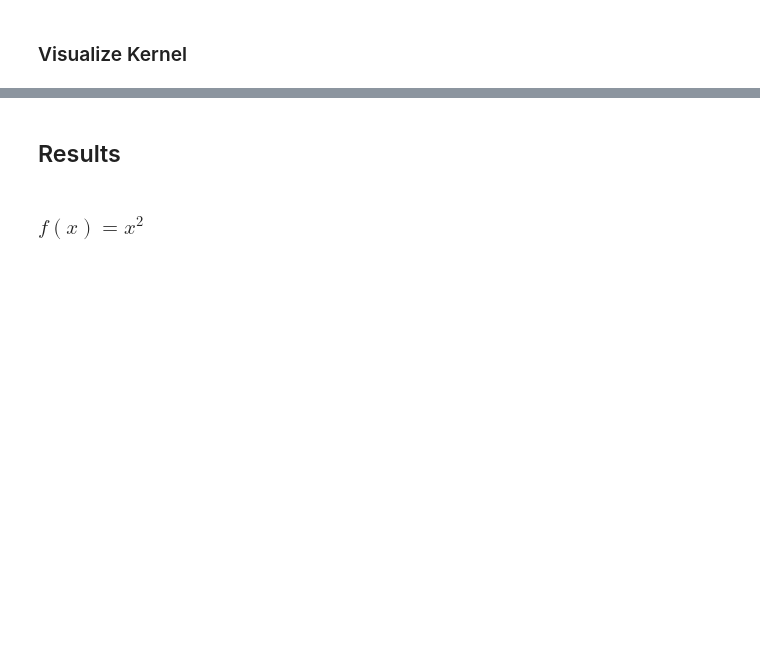
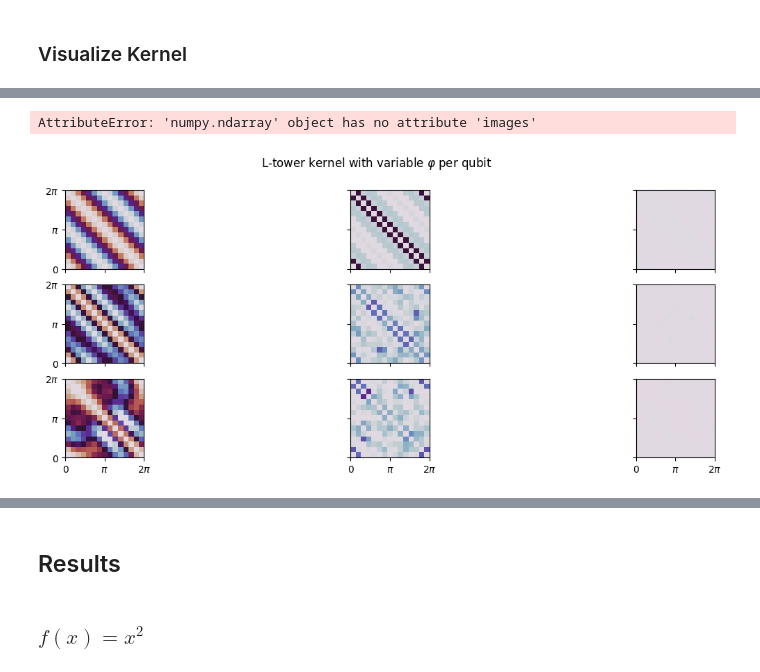
Before and after one commit to LeonardEyer/QKM, a Jupyter notebook: QKM.ipynb, the cells around one changed output, grey strips where cells are left out. Saved outputs shown, nothing was run; the diff lists cells and outputs as text; code cells hidden in the pictures; blank space fills up the shorter version.

```diff
--- a/QKM.ipynb
+++ b/QKM.ipynb
@@ -282,0 +62,19 @@ plt.show()
+# %%
+n_layers = 2
+fig, axs = plt.subplots(3, 3, figsize=(15, 5), sharex=True, sharey=True, constrained_layout=False)
+fig.suptitle(fr"L-tower kernel with variable $\varphi$ per qubit")
+kernel_subplot(axs[0][0], K_L_tower(2, n_layers=1), 2)
+kernel_subplot(axs[0][1], K_L_tower(4, n_layers=1), 4)
+kernel_subplot(axs[0][2], K_L_tower(8, n_layers=1), 8)
+kernel_subplot(axs[1][0], K_L_tower(2, n_layers=2), 2)
+kernel_subplot(axs[1][1], K_L_tower(4, n_layers=2), 4)
+kernel_subplot(axs[1][2], K_L_tower(8, n_layers=2), 8)
+kernel_subplot(axs[2][0], K_L_tower(2, n_layers=3), 2)
+kernel_subplot(axs[2][1], K_L_tower(4, n_layers=3), 4)
+kernel_subplot(axs[2][2], K_L_tower(8, n_layers=3), 8)
+# colorbar
+fig.colorbar(axs[2].images[0], ax=axs, orientation="vertical")
+plt.show()
+# %% [output]
+AttributeError: 'numpy.ndarray' object has no attribute 'images'
+[figure, added]
```
Also changed, not shown: parts of 40 cells of this notebook, 5 other files.
